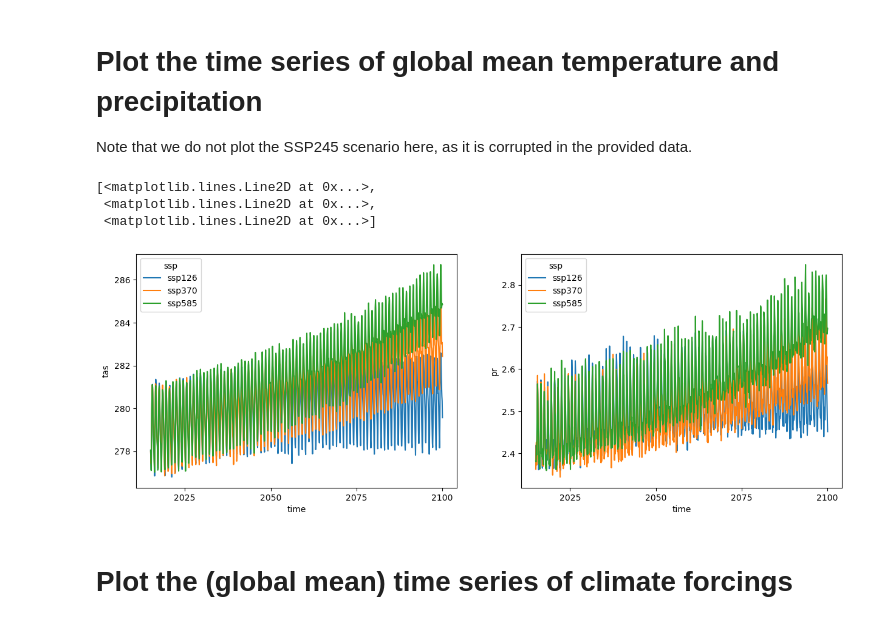
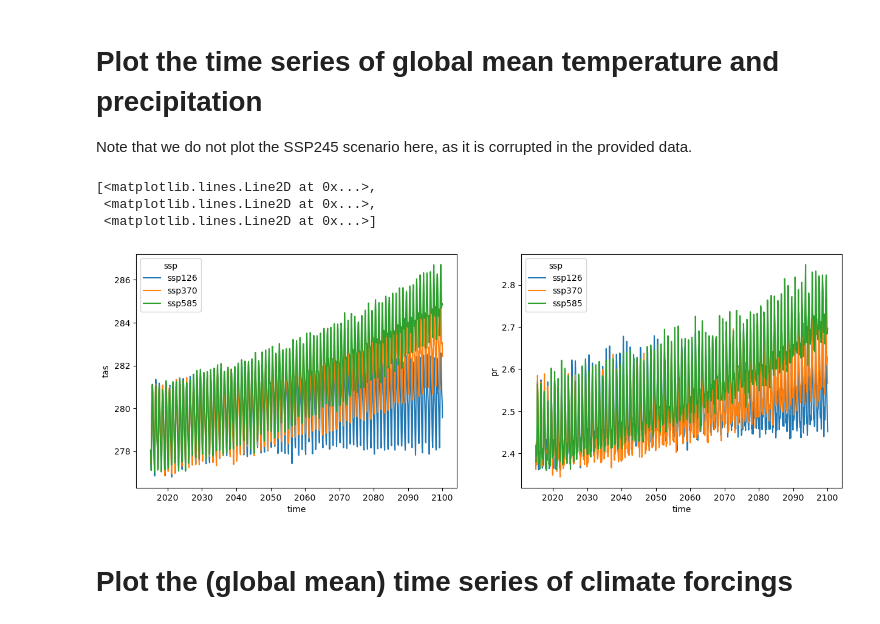
Before and after one commit to vdubey0/cse151b-climate, a Jupyter notebook: data-exploration-basic.ipynb, the cells around one changed output. Cells and saved outputs as stored; diff of their text form; code cells hidden in the pictures.

```diff
--- a/data-exploration-basic.ipynb
+++ b/data-exploration-basic.ipynb
@@ -8,7 +48,8 @@ import numpy as np
 # %%
 # Load the data (update the path to the correct location)
 data_path = "processed_data_cse151b_v2_corrupted_ssp245/processed_data_cse151b_v2_corrupted_ssp245.zarr"
-data = xr.open_zarr(data_path)
+data = xr.open_zarr(data_path, decode_times=True)
+
 data
 # %% [output]
 <xarray.Dataset> Size: 621MB
@@ -43,15 +89,36 @@ data_subset.pr.plot(col="time", x="x", y="y", robust=True)
 
 Note that we do not plot the SSP245 scenario here, as it is corrupted in the provided data.
 # %%
-global_mean_data = data.sel(ssp=["ssp126", "ssp370", "ssp585"]).mean(dim=["x", "y", "member_id"])  # also average over all ensemble members
+# Extract the cftime time values
+global_mean_data = data.sel(ssp=["ssp126", "ssp370", "ssp585"]).mean(dim=["x", "y", "member_id"])
+
+# global_mean_data = global_mean_data.assign_coords(
+#     time=pd.to_datetime(global_mean_data.coords['time'].values)
+# )
+time_vals = global_mean_data.coords['time'].values
+
+# Convert each cftime datetime to a string, then to pd.Timestamp
+time_converted = [pd.Timestamp(t.strftime('%Y-%m-%d %H:%M:%S')) for t in time_vals]
+
+
+
+# global_mean_data = data.sel(ssp=["ssp126", "ssp370", "ssp585"]).mean(dim=["x", "y", "member_id"])
+global_mean_data = global_mean_data.assign_coords(time=time_converted)
+
+
+# Fix time coordinate BEFORE plotting
+global_mean_data = global_mean_data.assign_coords(
+    time=pd.to_datetime(global_mean_data.coords['time'].values)
+)
+
 fig, ax = plt.subplots(1, 2, figsize=(15, 5))
 global_mean_data.tas.plot(label="Temperature", ax=ax[0], hue="ssp")
-global_mean_data.pr.plot(label="Precipitation", ax=ax[1], hue="ssp")# Plot the time series of global mean temperature and precipitation
+global_mean_data.pr.plot(label="Precipitation", ax=ax[1], hue="ssp")
 # %% [output]
 [<matplotlib.lines.Line2D at 0x...>,
  <matplotlib.lines.Line2D at 0x...>,
  <matplotlib.lines.Line2D at 0x...>]
-[figure, old version]
+[figure, new version]
 # %% [markdown]
 # Plot the (global mean) time series of climate forcings
 # %%
```
Also changed, not shown: parts of 11 cells of this notebook, 1 other file.
